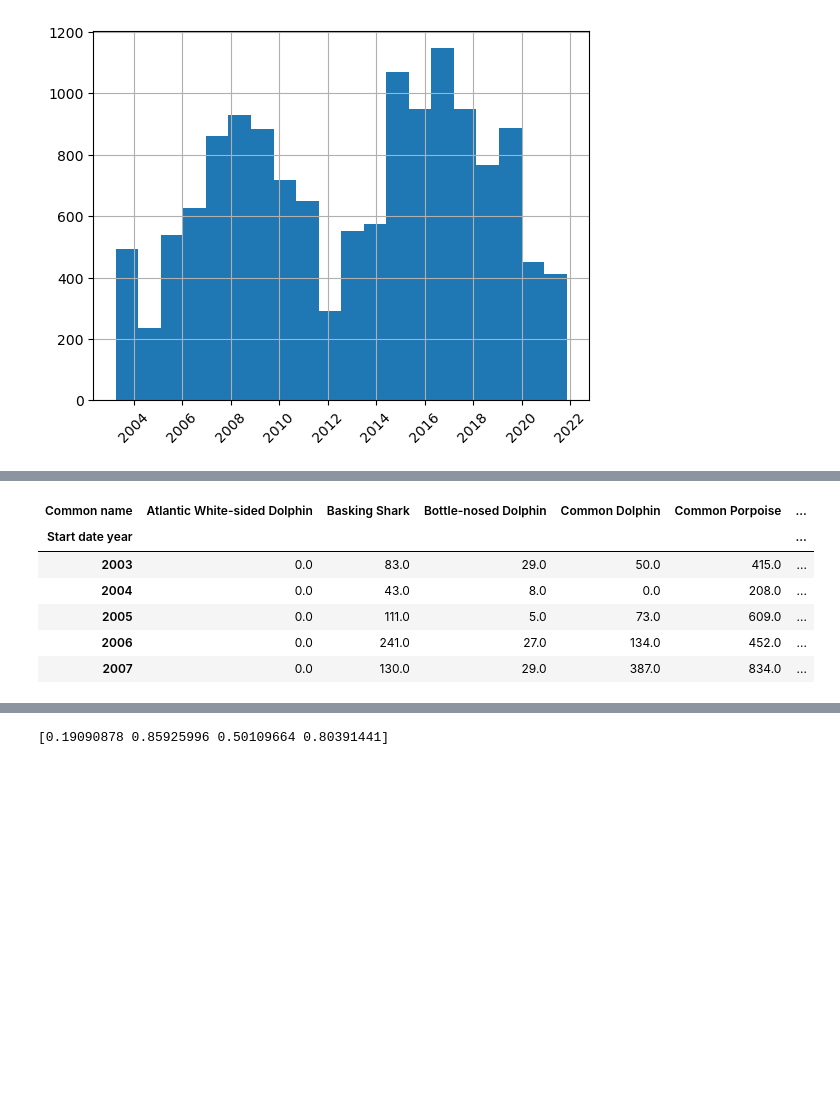
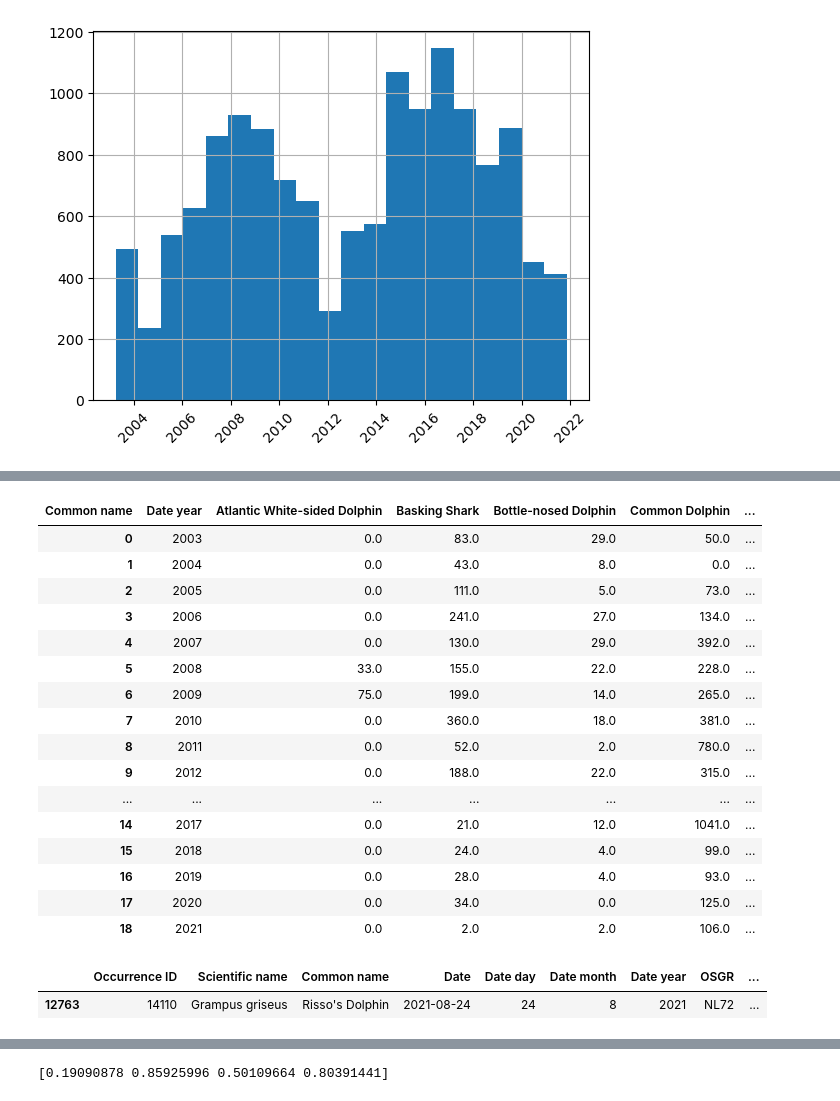
Before and after one commit to JasonMuteham/HWDT, a Jupyter notebook: HWDT.ipynb, the cells around one changed output, grey strips where cells are left out. Cells and saved outputs as stored; diff of their text form; code cells hidden in the pictures; blank space fills up the shorter version.

```diff
--- a/HWDT.ipynb
+++ b/HWDT.ipynb
@@ -74,14 +135,7 @@ px.line(df_dolphins_grp_year)
 # %%
-tmp = dw.groupby(['Common name',"Start date year"])[['Individual count']].sum()
+tmp = dw.groupby(['Common name',"Date year"])[['Individual count']].sum()
 tmp = tmp.reset_index()
-tmp_pv = tmp.pivot_table(index="Start date year", columns='Common name', values='Individual count')
+tmp_pv = tmp.pivot_table(index="Date year", columns='Common name', values='Individual count')
 tmp_pv = tmp_pv.fillna(0)
-tmp_pv.head()
+
+tmp_pv = tmp_pv.reset_index()
-# %% [output]
-| Common name | Atlantic White-sided Dolphin | Basking Shark | Bottle-nosed Dolphin | Common Dolphin | Common Porpoise | ... |
-| Start date year |  |  |  |  |  | ... |
-| 2003 | 0.0 | 83.0 | 29.0 | 50.0 | 415.0 | ... |
-| 2004 | 0.0 | 43.0 | 8.0 | 0.0 | 208.0 | ... |
-| 2005 | 0.0 | 111.0 | 5.0 | 73.0 | 609.0 | ... |
-| 2006 | 0.0 | 241.0 | 27.0 | 134.0 | 452.0 | ... |
-| 2007 | 0.0 | 130.0 | 29.0 | 387.0 | 834.0 | ... |
@@ -90,0 +142,20 @@ px.line(tmp_pv, x='Start date year' , y=["Common Dolphin","Common Porpoise"])
+# %%
+tmp_pv
+# %% [output]
+| Common name | Date year | Atlantic White-sided Dolphin | Basking Shark | Bottle-nosed Dolphin | Common Dolphin | ... |
+| 0 | 2003 | 0.0 | 83.0 | 29.0 | 50.0 | ... |
+| 1 | 2004 | 0.0 | 43.0 | 8.0 | 0.0 | ... |
+| 2 | 2005 | 0.0 | 111.0 | 5.0 | 73.0 | ... |
+| 3 | 2006 | 0.0 | 241.0 | 27.0 | 134.0 | ... |
+| 4 | 2007 | 0.0 | 130.0 | 29.0 | 392.0 | ... |
+| 5 | 2008 | 33.0 | 155.0 | 22.0 | 228.0 | ... |
+| 6 | 2009 | 75.0 | 199.0 | 14.0 | 265.0 | ... |
+| 7 | 2010 | 0.0 | 360.0 | 18.0 | 381.0 | ... |
+| 8 | 2011 | 0.0 | 52.0 | 2.0 | 780.0 | ... |
+| 9 | 2012 | 0.0 | 188.0 | 22.0 | 315.0 | ... |
+| ... | ... | ... | ... | ... | ... | ... |
+| 14 | 2017 | 0.0 | 21.0 | 12.0 | 1041.0 | ... |
+| 15 | 2018 | 0.0 | 24.0 | 4.0 | 99.0 | ... |
+| 16 | 2019 | 0.0 | 28.0 | 4.0 | 93.0 | ... |
+| 17 | 2020 | 0.0 | 34.0 | 0.0 | 125.0 | ... |
+| 18 | 2021 | 0.0 | 2.0 | 2.0 | 106.0 | ... |
@@ -90,0 +173,9 @@ px.line(tmp_pv, x='Start date year' , y=["Common Dolphin","Common Porpoise"])
+# %%
+
+#dw.loc[dw['Date'] > '2021-07-18': dw['Date'] < '2021-07-30']
+tmp = dw.loc[dw['Date'] >= '2021-01-01']
+tmp = tmp.loc[dw['Common name'] == "Risso's Dolphin"]
+tmp
+# %% [output]
+|  | Occurrence ID | Scientific name | Common name | Date | Date day | Date month | Date year | OSGR | ... |
+| 12763 | 14110 | Grampus griseus | Risso's Dolphin | 2021-08-24 | 24 | 8 | 2021 | NL72 | ... |
```
Also changed, not shown: parts of 23 cells of this notebook, 2 other files.
